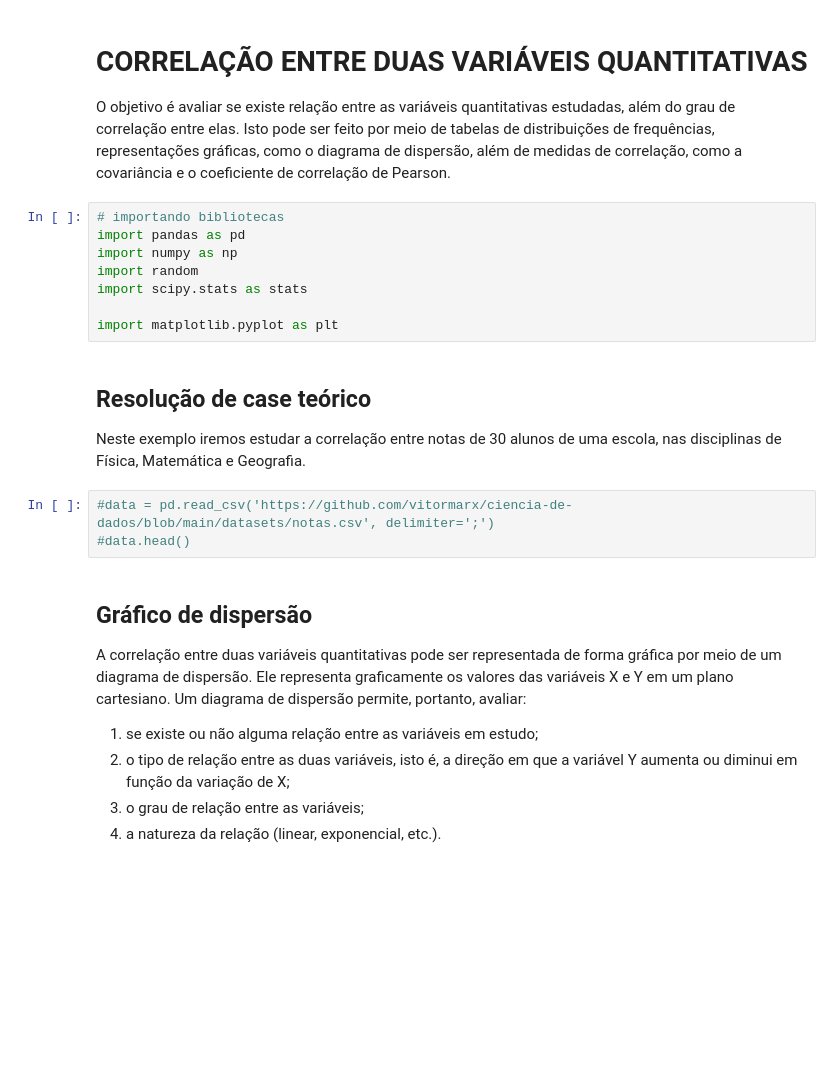
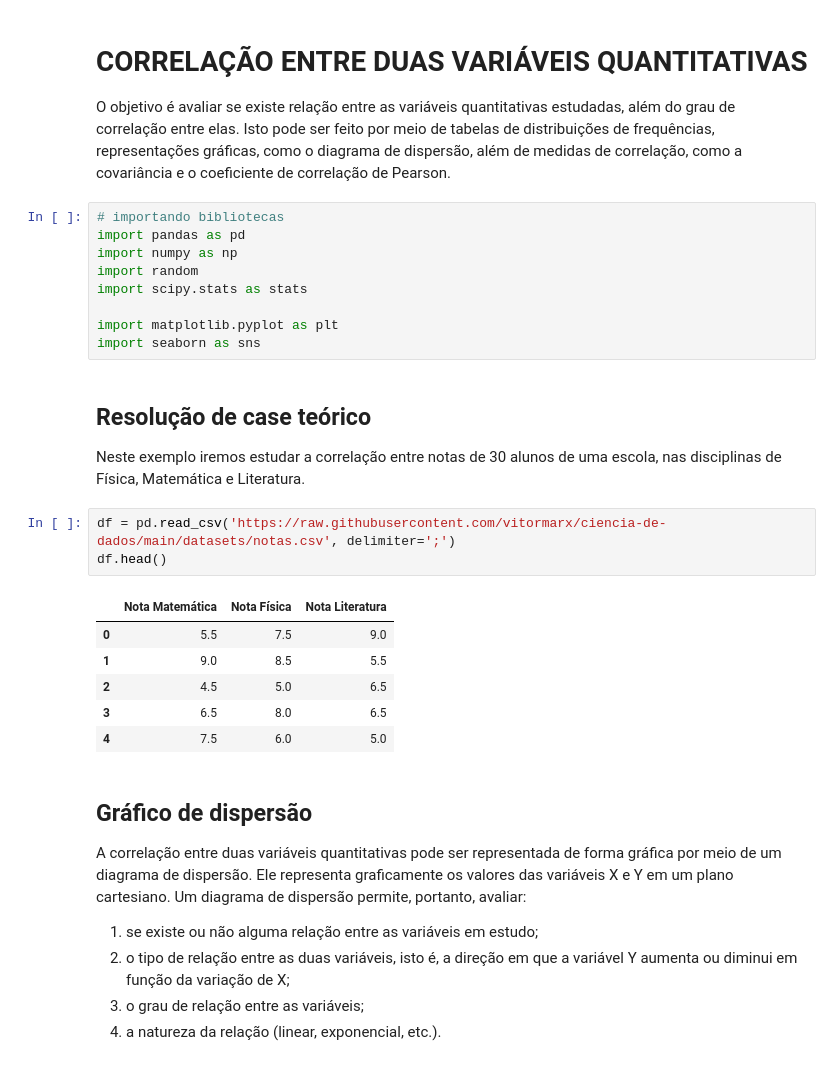
Before and after one commit to vitormarx/ciencia-de-dados, a Jupyter notebook: notebooks/estatística descritiva/Correlação_de_Pearson.ipynb, the cells around one changed output. Saved outputs shown, nothing was run; the diff lists cells and outputs as text; blank space fills up the shorter version.

```diff
--- a/notebooks/estatística descritiva/Correlação_de_Pearson.ipynb
+++ b/notebooks/estatística descritiva/Correlação_de_Pearson.ipynb
@@ -10,13 +10,21 @@ import random
 import scipy.stats as stats
 
 import matplotlib.pyplot as plt
+import seaborn as sns
 # %% [markdown]
 ## **Resolução de case teórico**
 
-Neste exemplo iremos estudar a correlação entre notas de 30 alunos de uma escola, nas disciplinas de Física, Matemática e Geografia.
+Neste exemplo iremos estudar a correlação entre notas de 30 alunos de uma escola, nas disciplinas de Física, Matemática e Literatura.
 # %%
-#data = pd.read_csv('https://github.com/vitormarx/ciencia-de-dados/blob/main/datasets/notas.csv', delimiter=';')
-#data.head()
+df = pd.read_csv('https://raw.githubusercontent.com/vitormarx/ciencia-de-dados/main/datasets/notas.csv', delimiter=';')
+df.head()
+# %% [output]
+|  | Nota Matemática | Nota Física | Nota Literatura |
+| 0 | 5.5 | 7.5 | 9.0 |
+| 1 | 9.0 | 8.5 | 5.5 |
+| 2 | 4.5 | 5.0 | 6.5 |
+| 3 | 6.5 | 8.0 | 6.5 |
+| 4 | 7.5 | 6.0 | 5.0 |
 # %% [markdown]
 ## **Gráfico de dispersão**
 
```
Also changed, not shown: parts of 5 cells of this notebook.
